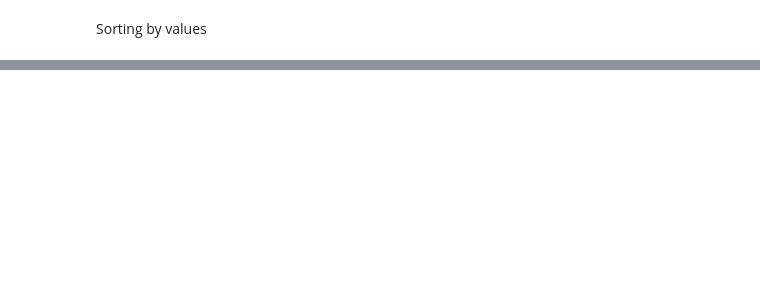
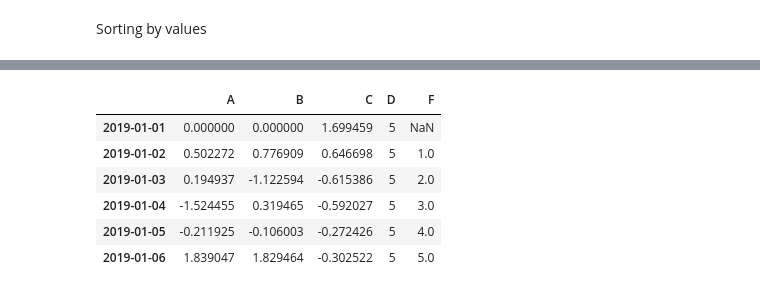
Before and after one commit to LesterYHZ/Python-100-Day-Practice, a Jupyter notebook: 18_Scientific-Computing/Pandas.ipynb, the cells around one changed output, grey strips where cells are left out. Saved outputs shown, nothing was run; the diff lists cells and outputs as text; code cells hidden in the pictures; blank space fills up the shorter version.

```diff
--- a/18_Scientific-Computing/Pandas.ipynb
+++ b/18_Scientific-Computing/Pandas.ipynb
@@ -187,0 +329,5 @@ df.sort_values(by="B")
+# %%
+# Setting a new column automatically aligns the data by the indexes
+s1 = pd.Series([1,2,3,4,5,6],index=pd.date_range("20190102",periods=6))
+df["F"]=s1
+s1
@@ -187,0 +342,19 @@ df.sort_values(by="B")
+# %%
+# Setting values by label
+df.at[dates[0],"A"] = 0
+
+# Setting values by position
+df.iat[0,1] = 0
+
+# Setting by assigning with a NumPy array
+df.loc[:,"D"] = np.array([5]*len(df))
+
+df
+# %% [output]
+|  | A | B | C | D | F |
+| 2019-01-01 | 0.000000 | 0.000000 | 1.699459 | 5 | NaN |
+| 2019-01-02 | 0.502272 | 0.776909 | 0.646698 | 5 | 1.0 |
+| 2019-01-03 | 0.194937 | -1.122594 | -0.615386 | 5 | 2.0 |
+| 2019-01-04 | -1.524455 | 0.319465 | -0.592027 | 5 | 3.0 |
+| 2019-01-05 | -0.211925 | -0.106003 | -0.272426 | 5 | 4.0 |
+| 2019-01-06 | 1.839047 | 1.829464 | -0.302522 | 5 | 5.0 |
```
Also changed, not shown: parts of 45 cells of this notebook.
